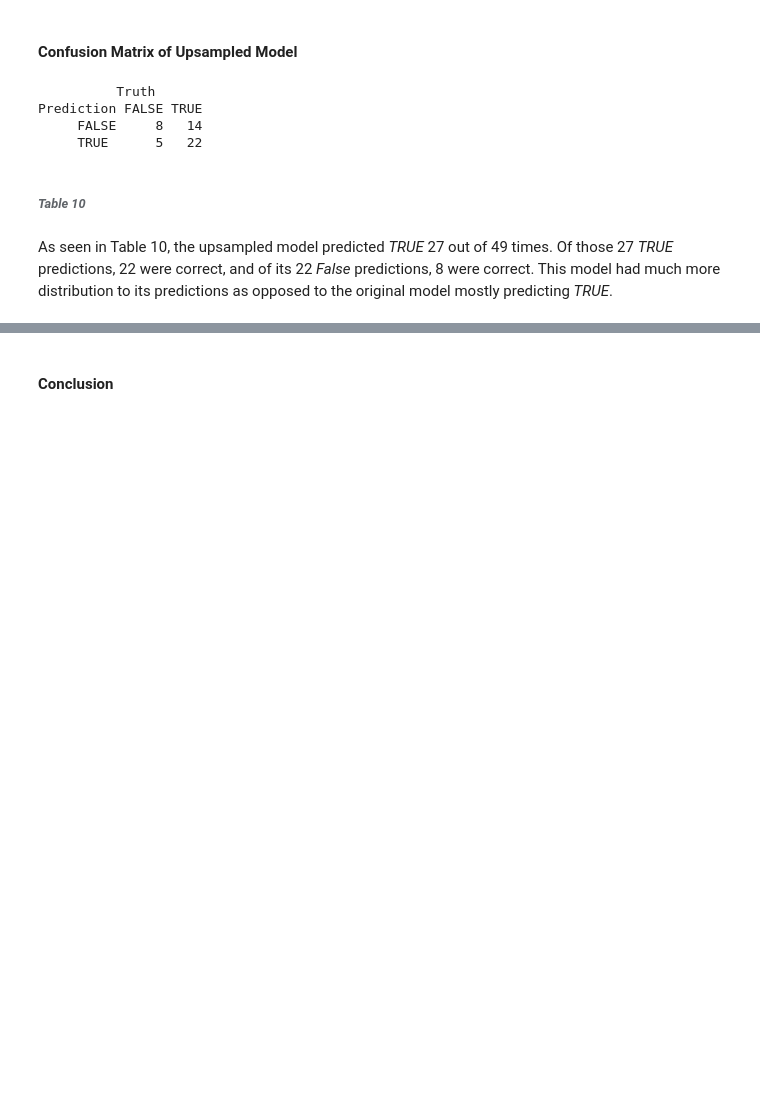
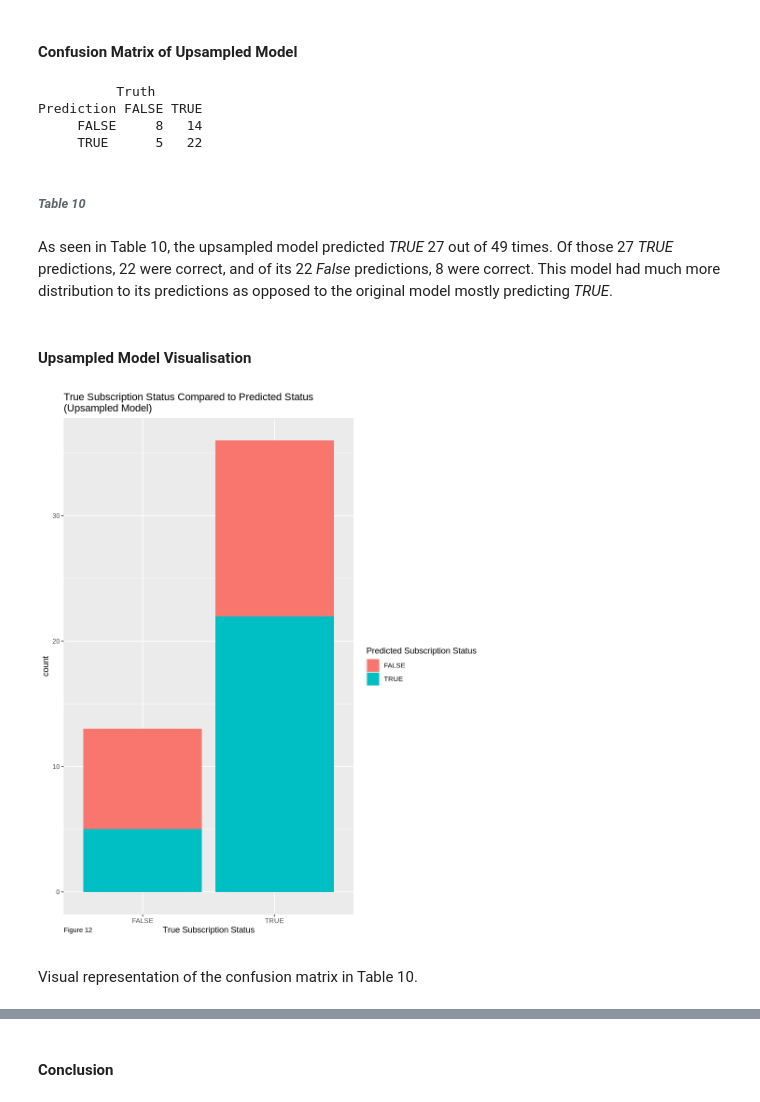
Before and after one commit to PraiseBeTheSun/DSCI-100-GROUP-PROJECT, a Jupyter notebook: DSCI Group 11 project.ipynb, the cells around one changed output, grey strips where cells are left out. Saved outputs shown, nothing was run; the diff lists cells and outputs as text; code cells hidden in the pictures; blank space fills up the shorter version.

```diff
--- a/DSCI Group 11 project.ipynb
+++ b/DSCI Group 11 project.ipynb
@@ -616,6 +640,20 @@ Prediction FALSE TRUE
 ###### *Table 10*
 # %% [markdown]
 As seen in Table 10, the upsampled model predicted *TRUE* 27 out of 49 times. Of those 27 *TRUE* predictions, 22 were correct, and of its 22 *False* predictions, 8 were correct. This model had much more distribution to its predictions as opposed to the original model mostly predicting *TRUE*.
+# %% [markdown]
+#### Upsampled Model Visualisation
+# %%
+options(repr.plot.width = 8, repr.plot.height = 10)
+balanced_player_predict |>
+ggplot(aes(x = subscribe, fill = .pred_class))+
+geom_bar() +
+labs(x = "True Subscription Status", fill = "Predicted Subscription Status", caption = "Figure 12") +
+ggtitle("True Subscription Status Compared to Predicted Status\n(Upsampled Model)") +
+theme(plot.caption = element_text(hjust = 0, vjust = 8))
+# %% [output]
+[figure, added]
+# %% [markdown]
+Visual representation of the confusion matrix in Table 10.
 # %% [markdown]
 ### Discussion:
 
```
Also changed, not shown: parts of 24 cells of this notebook.
